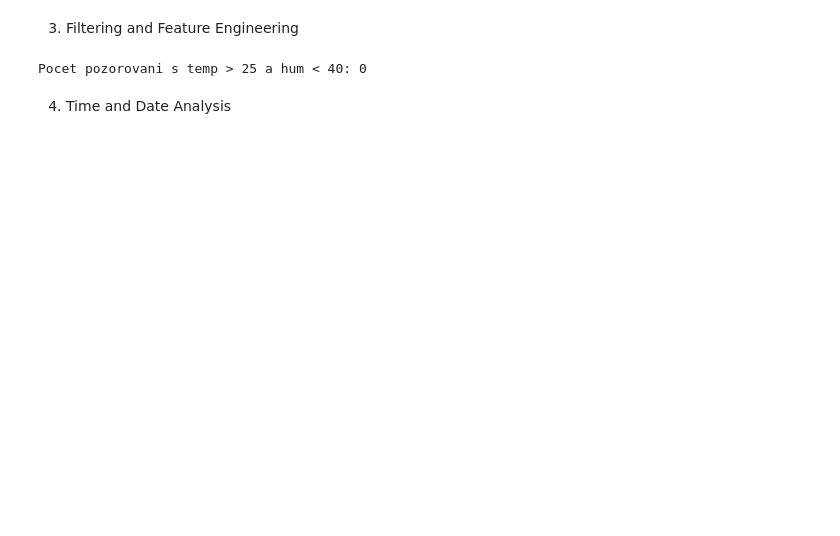
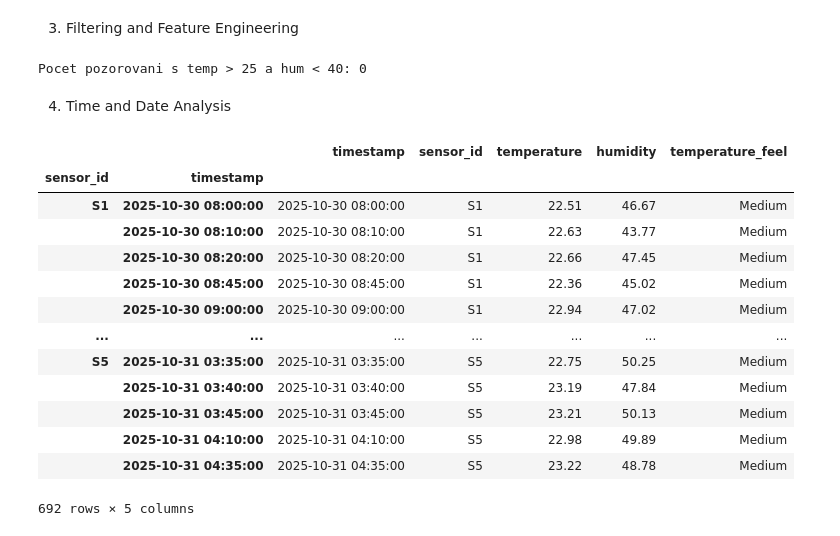
Before and after one commit to jzahorec/python-for-data-science, a Jupyter notebook: assignment3.ipynb, the cells around one changed output. Saved outputs shown, nothing was run; the diff lists cells and outputs as text; code cells hidden in the pictures; blank space fills up the shorter version.

Commit message:
HW 4 opraveno: mask_to_keep vyhodí nany a k tomu mimo percentily; v maska opraveno, abychom vyhodili pozorování +-sigma od prumer; opraveno is_daytime

```diff
--- a/assignment3.ipynb
+++ b/assignment3.ipynb
@@ -862,7 +867,7 @@ dtype: object
 # %%
 percentily = [np.percentile(df['temperature'], 20, axis=0), np.percentile(df['temperature'], 80, axis=0)]
 pocet_radku = len(df) # pro vypocet vypustenych radku
-mask_to_drop = df.isna().any(axis=1) & ((percentily[0] < df['temperature']) | (df['temperature'] < percentily[1])) # test na nan ve sloupci a zaroven pohyb mimo vymezene kvantily (tucne and) # pozn. nevim proc to mame mit takto dohromady
+mask_to_drop = df.isna().any(axis=1) | ((percentily[0] > df['temperature']) | (df['temperature'] > percentily[1])) #   # test na nan ve sloupci nebo pohyb mimo vymezene kvantily
 mask_to_keep = ~mask_to_drop # negace na ponechani
 df = df[mask_to_keep]
 pocet_vyhozenych = pocet_radku - len(df) # klasicky rozdil
@@ -880,11 +885,28 @@ df['temperature_feel'] = pd.cut(df['temperature'], bins=[-np.inf, 20, 30, np.inf
 prumer = df['temperature'].mean()
 sigma = df['temperature'].std()
 
-maska = (df['sensor_id'] == "S5") & (abs(df['temperature']-sigma) < prumer) # s5 a teplota mimo prumer +- sigma
+maska = (df['sensor_id'] == "S5") & (abs(df['temperature']-prumer) > sigma) # s5 a teplota mimo prumer +- sigma
 df = df[~maska] # zahod masku
 # %% [output]
 Pocet pozorovani s temp > 25 a hum < 40: 0
 # %% [markdown]
 4. Time and Date Analysis
+# %%
+df
+# %% [output]
+|  |  | timestamp | sensor_id | temperature | humidity | temperature_feel |
+| sensor_id | timestamp |  |  |  |  |  |
+| S1 | 2025-10-30 08:00:00 | 2025-10-30 08:00:00 | S1 | 22.51 | 46.67 | Medium |
+|  | 2025-10-30 08:10:00 | 2025-10-30 08:10:00 | S1 | 22.63 | 43.77 | Medium |
+|  | 2025-10-30 08:20:00 | 2025-10-30 08:20:00 | S1 | 22.66 | 47.45 | Medium |
+|  | 2025-10-30 08:45:00 | 2025-10-30 08:45:00 | S1 | 22.36 | 45.02 | Medium |
+|  | 2025-10-30 09:00:00 | 2025-10-30 09:00:00 | S1 | 22.94 | 47.02 | Medium |
+| ... | ... | ... | ... | ... | ... | ... |
+| S5 | 2025-10-31 03:35:00 | 2025-10-31 03:35:00 | S5 | 22.75 | 50.25 | Medium |
+|  | 2025-10-31 03:40:00 | 2025-10-31 03:40:00 | S5 | 23.19 | 47.84 | Medium |
+|  | 2025-10-31 03:45:00 | 2025-10-31 03:45:00 | S5 | 23.21 | 50.13 | Medium |
+|  | 2025-10-31 04:10:00 | 2025-10-31 04:10:00 | S5 | 22.98 | 49.89 | Medium |
+|  | 2025-10-31 04:35:00 | 2025-10-31 04:35:00 | S5 | 23.22 | 48.78 | Medium |
+692 rows × 5 columns
 # %%
 df['hours_from_start'] = pd.to_timedelta(df['timestamp'] - df['timestamp'].iloc[0]) / pd.Timedelta(hours=1) # casovy rozdil od prvniho timestampu prevedeny do floatu hodin
```
Also changed, not shown: parts of 4 cells of this notebook.
